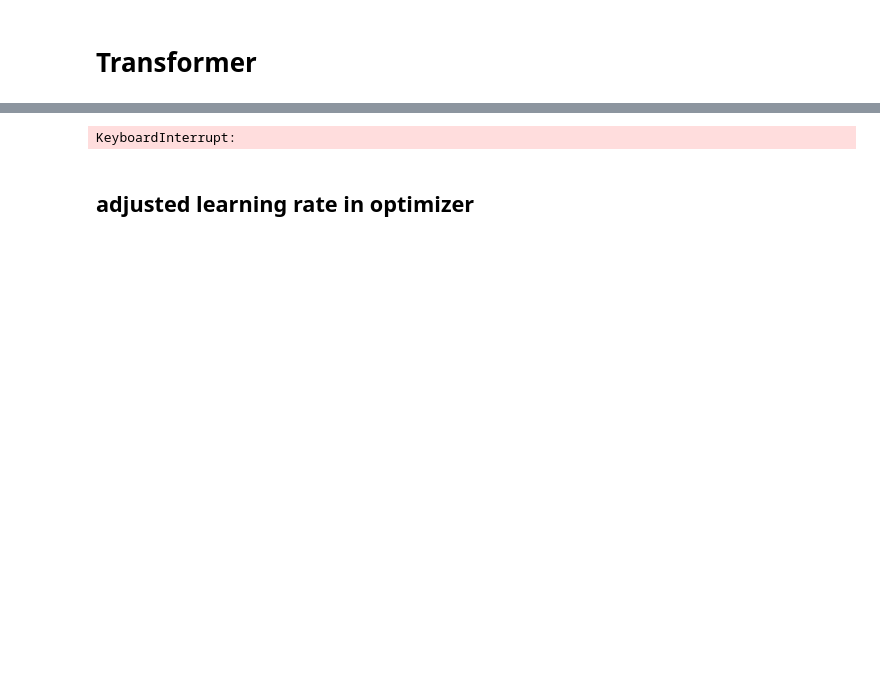
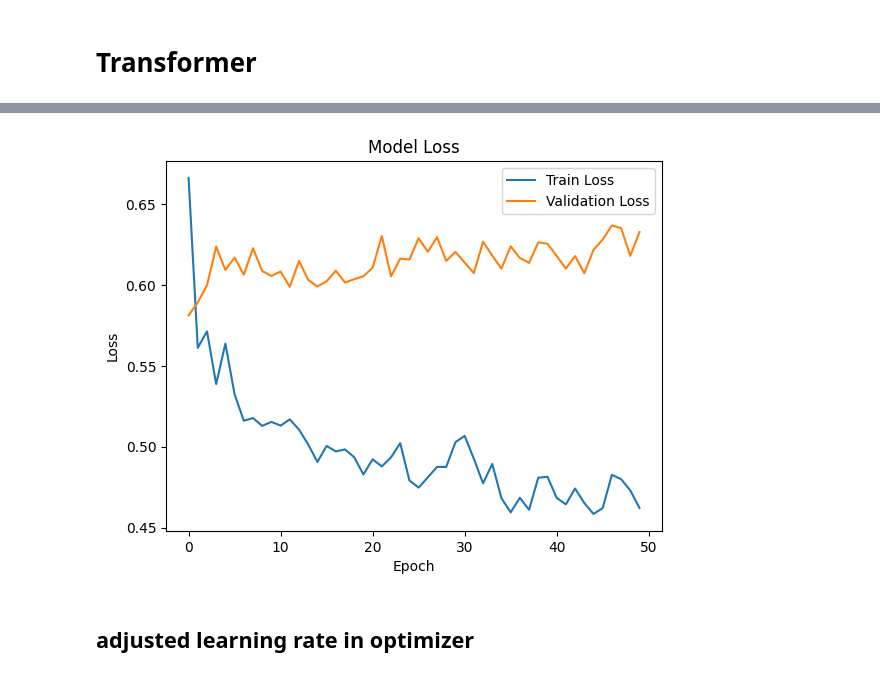
Before and after one commit to hongqin/AI4Health, a Jupyter notebook: A_Primer_on_Deep_Learning_in_Genomics_Public.ipynb, the cells around one changed output, grey strips where cells are left out. Cells and saved outputs as stored; diff of their text form; code cells hidden in the pictures; blank space fills up the shorter version.

```diff
--- a/A_Primer_on_Deep_Learning_in_Genomics_Public.ipynb
+++ b/A_Primer_on_Deep_Learning_in_Genomics_Public.ipynb
@@ -746,7 +668,7 @@ loss_fn = nn.CrossEntropyLoss()
 optimizer = torch.optim.Adam(model.parameters(), lr=0.001)
 
 # Training loop
-epochs = 500
+epochs = 50
 train_losses = []
 val_losses = []
 
@@ -814,4 +736,4 @@ Epoch 186/500, Train Loss: 0.4461, Val Loss: 0.6300
-KeyboardInterrupt:
+[figure, added]
 # %% [markdown]
 ## adjusted learning rate in optimizer
 # %%
```
Also changed, not shown: parts of 9 cells of this notebook.
